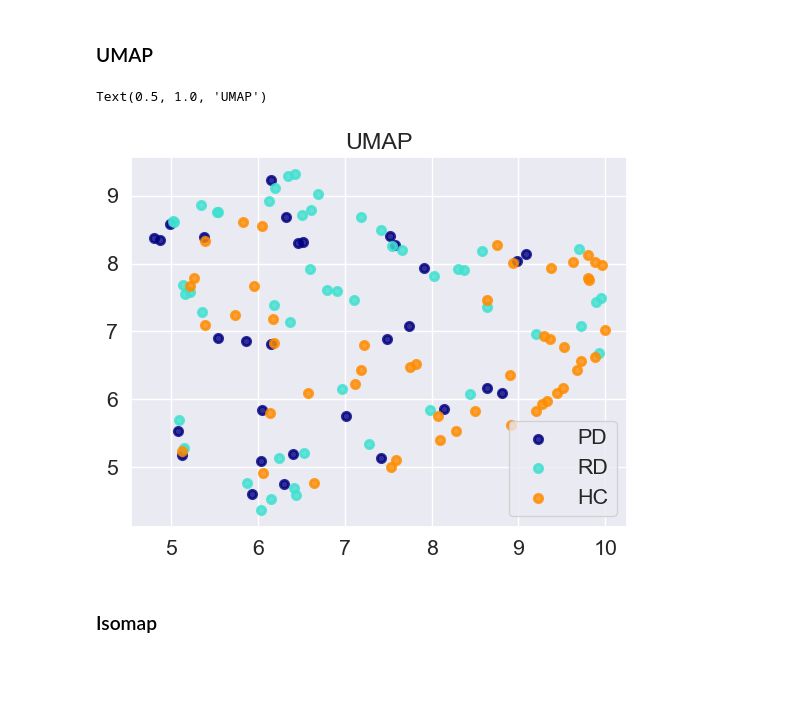
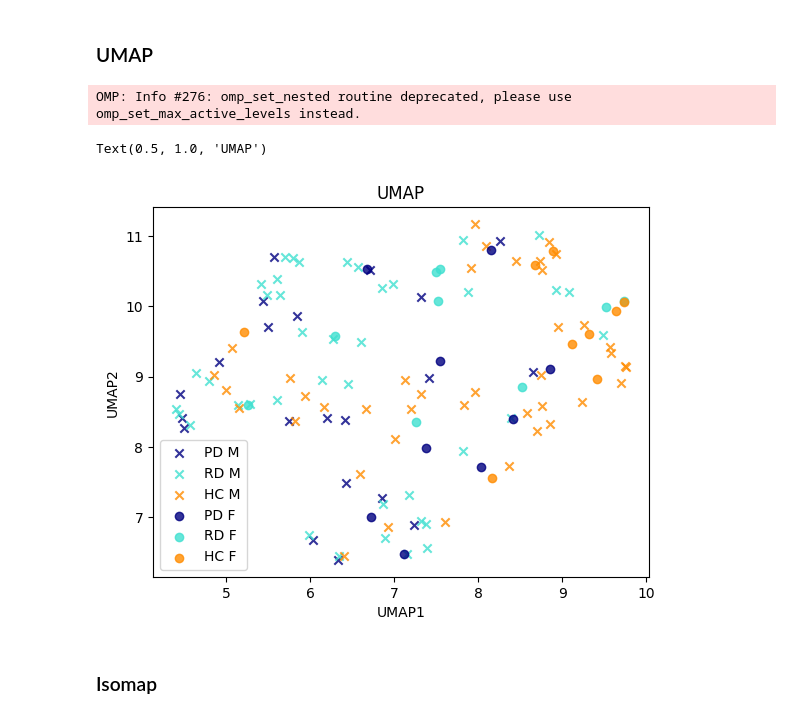
Before and after one commit to JanLubojacky/AEDA_semestralka, a Jupyter notebook: dim_red_feature_select.ipynb, the cells around one changed output. Cells and saved outputs as stored; diff of their text form; code cells hidden in the pictures; blank space fills up the shorter version.

```diff
--- a/dim_red_feature_select.ipynb
+++ b/dim_red_feature_select.ipynb
@@ -20,3 +20,5 @@ sr = pd.read_csv("data/speech_reading.csv")
 sm = pd.read_csv("data/speech_monologue.csv")
 sr = sr.add_suffix("_reading")
 sm = sm.add_suffix("_monologue")
+# %%
+other = pd.read_csv("data/all_except_speech.csv", sep=';')
@@ -23,3 +41,6 @@ sm = sm.add_suffix("_monologue")
+# %%
+gender = other["Gender"]
+duration = other["DurationFirstSymptoms"]
 # %% [markdown]
 # NOTES:
 - Jeste by mozna stalo za hrich zkusit clustrovani i podle pohlavi treba?
@@ -84,15 +130,3 @@ data.rename(columns = {'group_monologue':'group'}, inplace=True)
 
 X = data.drop('group', axis = 1)
 y = data['group']
-
-X_2comp = lda.fit(X, y).transform(X)
-
-plt.figure()
-for color, i, target_name in zip(colors, labels, target_names):
-    plt.scatter(
-        X_2comp[y == i, 0], X_2comp[y == i, 1], alpha=0.8, color=color, label=target_name
-    )
-plt.legend(loc="best", shadow=False, scatterpoints=1)
-plt.title("LDA")
-
-plt.show()
@@ -162,17 +244,33 @@ explained variance [0.44918608 0.26816147 0.11968616]
 # %%
 X_umap = umap.UMAP(n_neighbors = 10, min_dist=0.01).fit_transform(X)
 
-# Setting the background color of the plot
+X_umap_m = X_umap[gender == "M"]
+X_umap_f = X_umap[gender == "F"]
+
+y_m = y[gender == "M"]
+y_f = y[gender == "F"]
+
+X_comps = [X_umap_m, X_umap_f]
+shapes =['x','o']
+ys = [y_m, y_f]
+gender = ['M','F']
+
 plt.figure()
-for color, i, target_name in zip(colors, labels, target_names):
-    plt.scatter(
-        X_umap[y == i, 0], X_umap[y == i, 1], color=color, alpha=0.8, lw=lw, label=target_name
-    )
+
+for X_comp_i, shape, y_, g in zip(X_comps, shapes, ys, gender):
+    for color, i, target_name in zip(colors, labels, target_names):
+        plt.scatter(
+            X_comp_i[y_ == i, 0], X_comp_i[y_ == i, 1], alpha=0.8, color=color, label=target_name+" "+g, marker=shape
+        )
+
 plt.legend(loc="best", shadow=False, scatterpoints=1)
+plt.xlabel("UMAP1")
+plt.ylabel("UMAP2")
 plt.title("UMAP")
 # %% [output]
-Text(0.5, 1.0, 'UMAP')
+OMP: Info #276: omp_set_nested routine deprecated, please use omp_set_max_active_levels instead.
+Text(0.5, 1.0, 'UMAP')
-[figure, old version]
+[figure, new version]
 # %% [markdown]
 ### Isomap
 # %%
```
Also changed, not shown: parts of 12 cells of this notebook, 11 other files.
